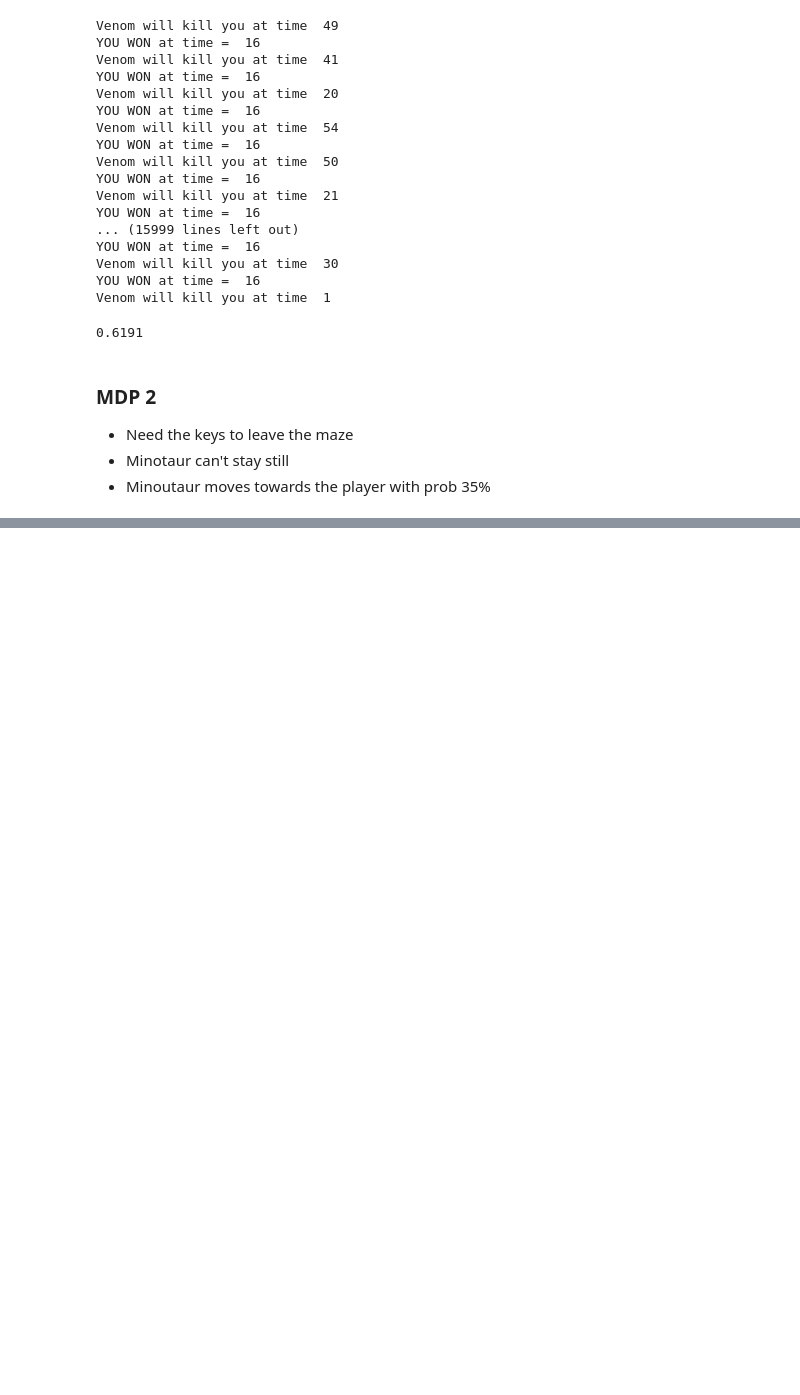
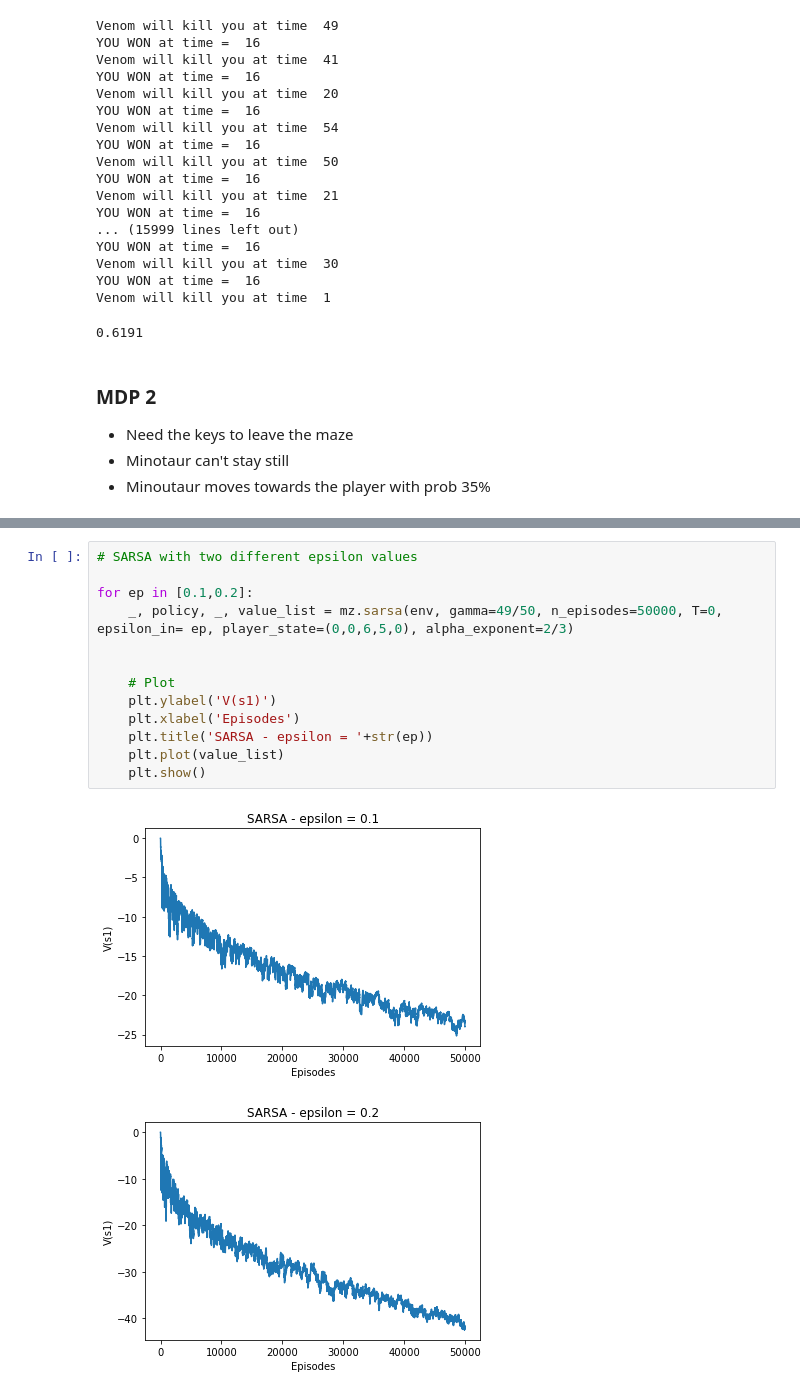
Before and after one commit to ClaraEscorihuela/ReinforcementLearning_el2805_labs, a Jupyter notebook: Lab1/Lab1.ipynb, the cells around one changed output, grey strips where cells are left out. Saved outputs shown, nothing was run; the diff lists cells and outputs as text; blank space fills up the shorter version.

```diff
--- a/Lab1/Lab1.ipynb
+++ b/Lab1/Lab1.ipynb
@@ -251,0 +287,16 @@ plt.show()
+# %%
+# SARSA with two different epsilon values
+
+for ep in [0.1,0.2]:
+    _, policy, _, value_list = mz.sarsa(env, gamma=49/50, n_episodes=50000, T=0, epsilon_in= ep, player_state=(0,0,6,5,0), alpha_exponent=2/3)
+
+
+    # Plot
+    plt.ylabel('V(s1)')
+    plt.xlabel('Episodes')
+    plt.title('SARSA - epsilon = '+str(ep))
+    plt.plot(value_list)
+    plt.show()
+# %% [output]
+[figure, added]
+[figure, added]
```
Also changed, not shown: parts of 10 cells of this notebook, 1 other file.
